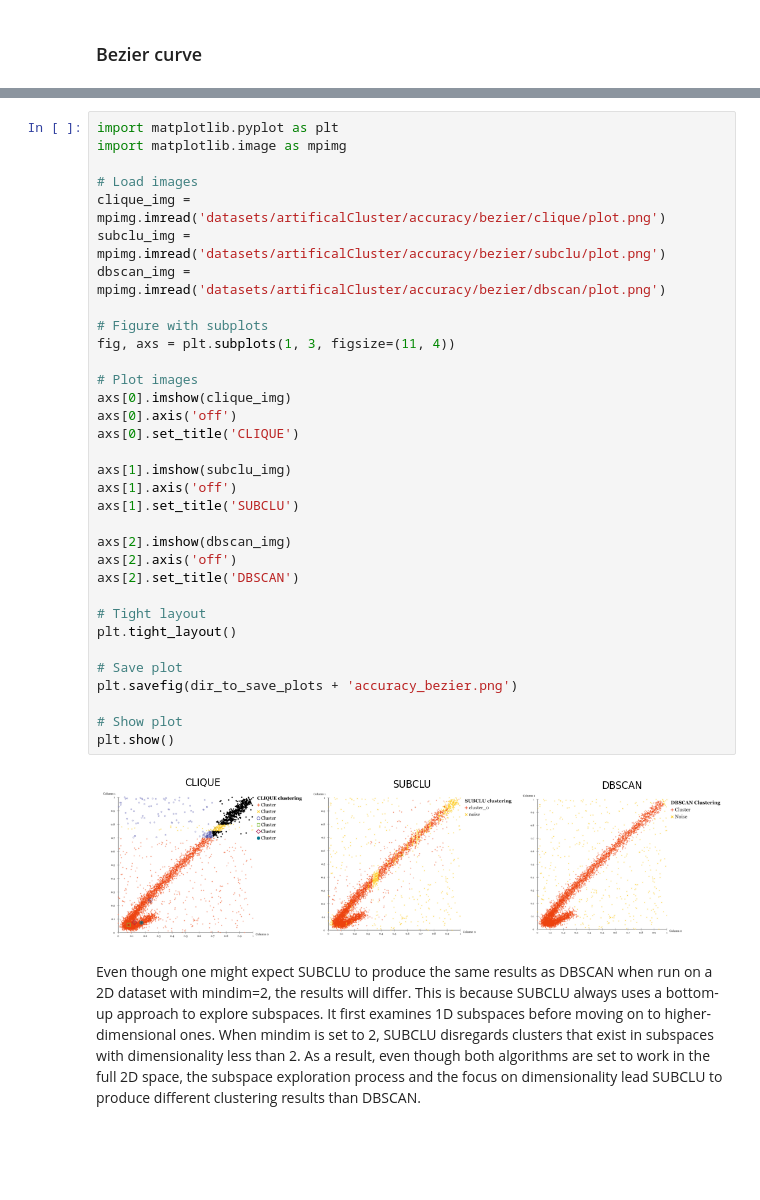
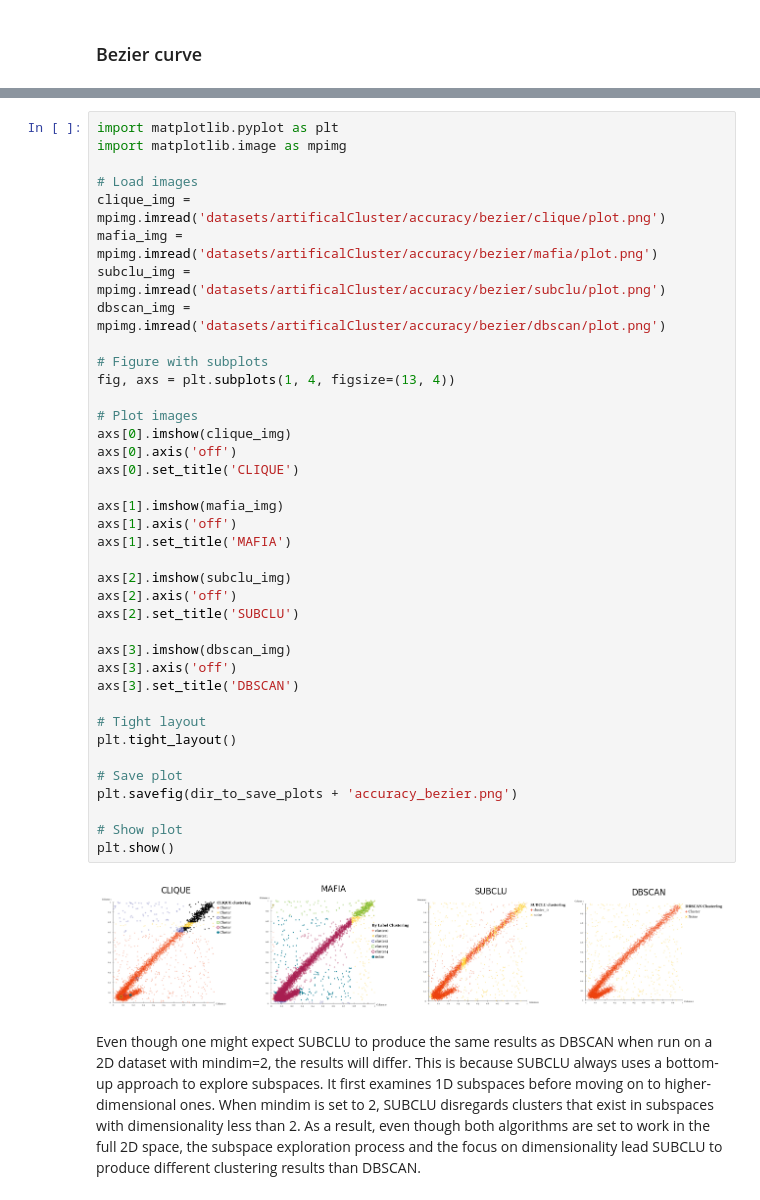
Before and after one commit to henrikdchristensen/SDU-Data-Mining-Exam, a Jupyter notebook: src/evaluation.ipynb, the cells around one changed output, grey strips where cells are left out. Saved outputs shown, nothing was run; the diff lists cells and outputs as text; blank space fills up the shorter version.

Commit message:
add plot bezier curve plot for mafia

```diff
--- a/src/evaluation.ipynb
+++ b/src/evaluation.ipynb
@@ -272,38 +278,43 @@ DBSCAN:
 # %%
 import matplotlib.pyplot as plt
 import matplotlib.image as mpimg
 
 # Load images
 clique_img = mpimg.imread('datasets/artificalCluster/accuracy/bezier/clique/plot.png')
+mafia_img = mpimg.imread('datasets/artificalCluster/accuracy/bezier/mafia/plot.png')
 subclu_img = mpimg.imread('datasets/artificalCluster/accuracy/bezier/subclu/plot.png')
 dbscan_img = mpimg.imread('datasets/artificalCluster/accuracy/bezier/dbscan/plot.png')
 
 # Figure with subplots
-fig, axs = plt.subplots(1, 3, figsize=(11, 4))
+fig, axs = plt.subplots(1, 4, figsize=(13, 4))
 
 # Plot images
 axs[0].imshow(clique_img)
 axs[0].axis('off')
 axs[0].set_title('CLIQUE')
 
-axs[1].imshow(subclu_img)
+axs[1].imshow(mafia_img)
 axs[1].axis('off')
-axs[1].set_title('SUBCLU')
+axs[1].set_title('MAFIA')
 
-axs[2].imshow(dbscan_img)
+axs[2].imshow(subclu_img)
 axs[2].axis('off')
-axs[2].set_title('DBSCAN')
+axs[2].set_title('SUBCLU')
+
+axs[3].imshow(dbscan_img)
+axs[3].axis('off')
+axs[3].set_title('DBSCAN')
 
 # Tight layout
 plt.tight_layout()
 
 # Save plot
 plt.savefig(dir_to_save_plots + 'accuracy_bezier.png')
 
 # Show plot
 plt.show()
 # %% [output]
-[figure, old version]
+[figure, new version]
 # %% [markdown]
 Even though one might expect SUBCLU to produce the same results as DBSCAN when run on a 2D dataset with mindim=2, the results will differ. This is because SUBCLU always uses a bottom-up approach to explore subspaces. It first examines 1D subspaces before moving on to higher-dimensional ones. When mindim is set to 2, SUBCLU disregards clusters that exist in subspaces with dimensionality less than 2. As a result, even though both algorithms are set to work in the full 2D space, the subspace exploration process and the focus on dimensionality lead SUBCLU to produce different clustering results than DBSCAN.
 # %% [markdown]
```
Also changed, not shown: parts of 1 cell of this notebook, 16 other files.
